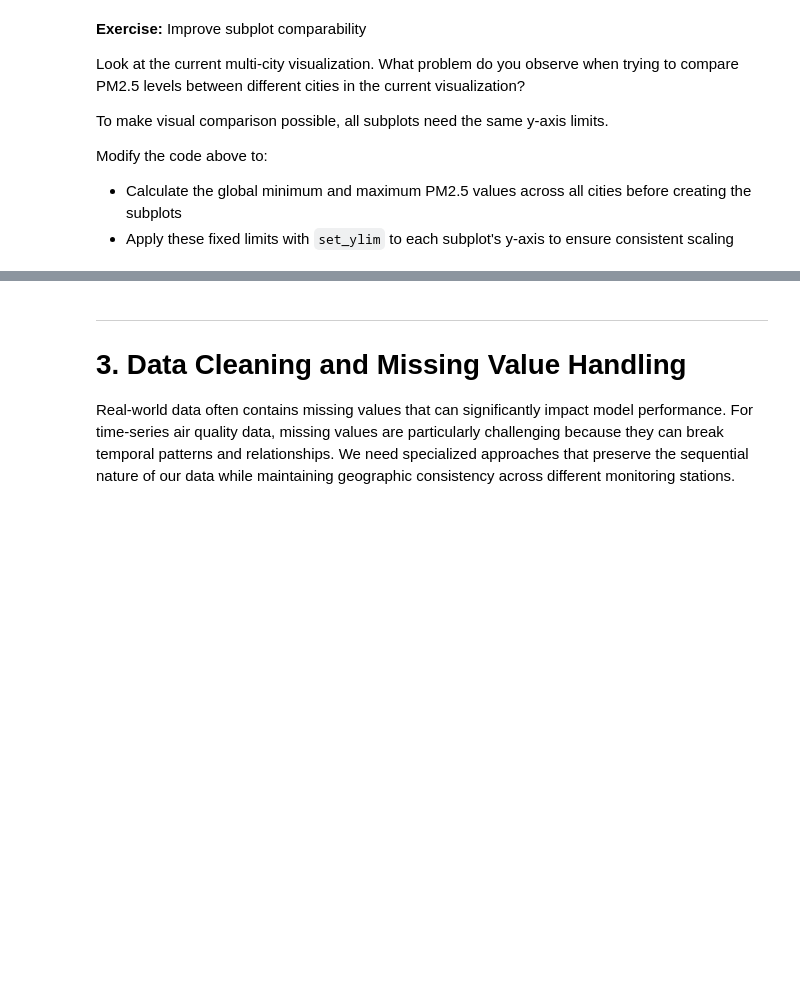
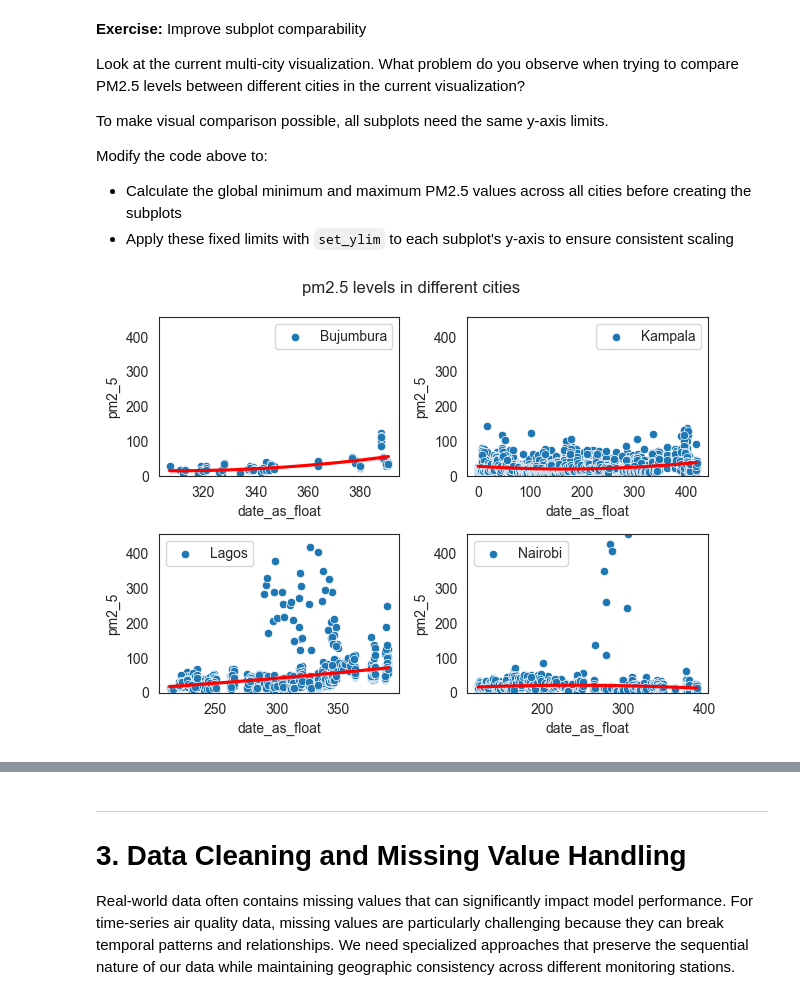
Before and after one commit to PierreAHignard/NLP-Spam-Detection, a Jupyter notebook: notebooks/air_quality_todo.ipynb, the cells around one changed output, grey strips where cells are left out. Saved outputs shown, nothing was run; the diff lists cells and outputs as text; code cells hidden in the pictures; blank space fills up the shorter version.

```diff
--- a/notebooks/air_quality_todo.ipynb
+++ b/notebooks/air_quality_todo.ipynb
@@ -216,4 +290,15 @@ To make visual comparison possible, all subplots need the same y-axis limits.
 Modify the code above to:
 - Calculate the global minimum and maximum PM2.5 values across all cities before creating the subplots
 - Apply these fixed limits with `set_ylim` to each subplot's y-axis to ensure consistent scaling
+# %%
+# TODO Create 2x2 subplot structure for all cities with the same max y value
+
+y_max = max(train_DS["pm2_5"])
+
+for ax in axes:
+    ax.set_ylim(bottom=0, top=y_max)
+
+fig
+# %% [output]
+[figure, added]
 # %%
```
Also changed, not shown: parts of 18 cells of this notebook.
